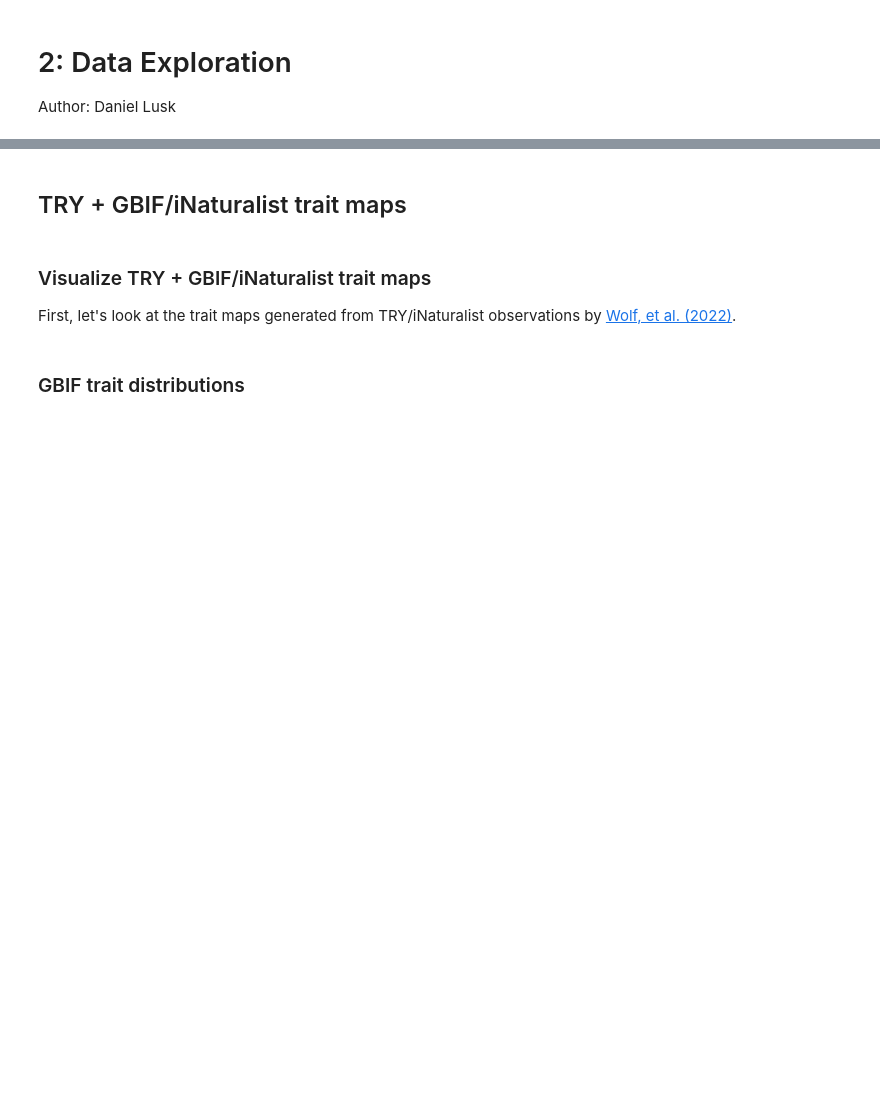
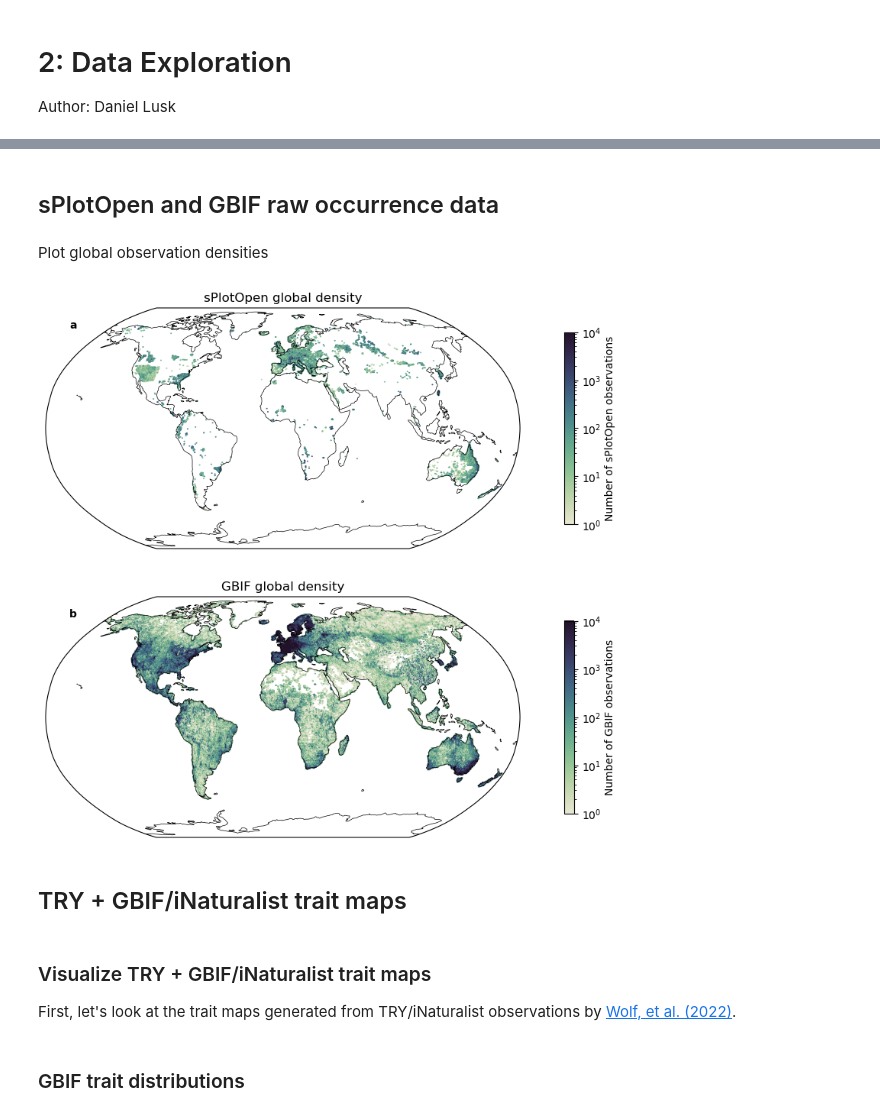
Before and after one commit to dluks/clim2traits, a Jupyter notebook: 2-DataExploration.ipynb, the cells around one changed output, grey strips where cells are left out. Drawn from its saved outputs; the diff is of its cells as text; code cells hidden in the pictures; blank space fills up the shorter version.

Commit message:
link y-axis for correlation line plots; add density plot visualization

```diff
--- a/2-DataExploration.ipynb
+++ b/2-DataExploration.ipynb
@@ -16,3 +21,23 @@ RES = 0.2
+# %% [markdown]
+## sPlotOpen and GBIF raw occurrence data
+# %%
+gbif = pd.read_csv("data/gbif-splot_raw/gbif_clean_tax-spat.csv")
+splot = pd.read_csv("data/gbif-splot_raw/sPlotOpen_TRYgapfilled.csv")
+splot_cwm = pd.read_csv("data/gbif-splot_raw/sPlotOpen_TRYgapfilled_cwm.csv")
+
+# Standardize column names
+gbif = gbif.rename(columns={"decimalLatitude": "lat", "decimalLongitude": "lon"})
+splot = splot.rename(columns={"Latitude": "lat", "Longitude": "lon"})
+splot_cwm = splot_cwm.rename(columns={"Latitude": "lat", "Longitude": "lon"})
+# %% [markdown]
+Plot global observation densities
+# %%
+from utils.visualize import plot_hex_density
+
+
+plot_hex_density([splot, gbif], ncols=1, log=True, names=["sPlotOpen", "GBIF"], label_subplots=True);
+# %% [output]
+[figure, added]
 # %% [markdown]
 ## TRY + GBIF/iNaturalist trait maps
 # %% [markdown]
```
Also changed, not shown: parts of 1 cell of this notebook, 1 other file.
